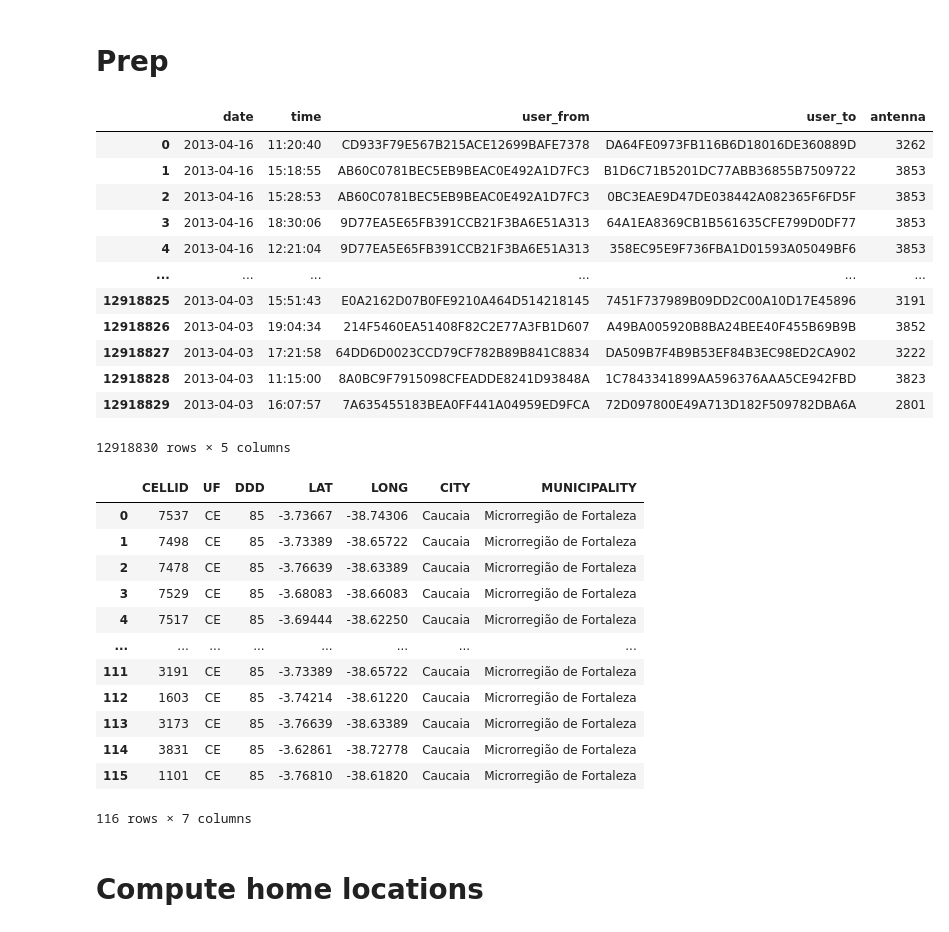
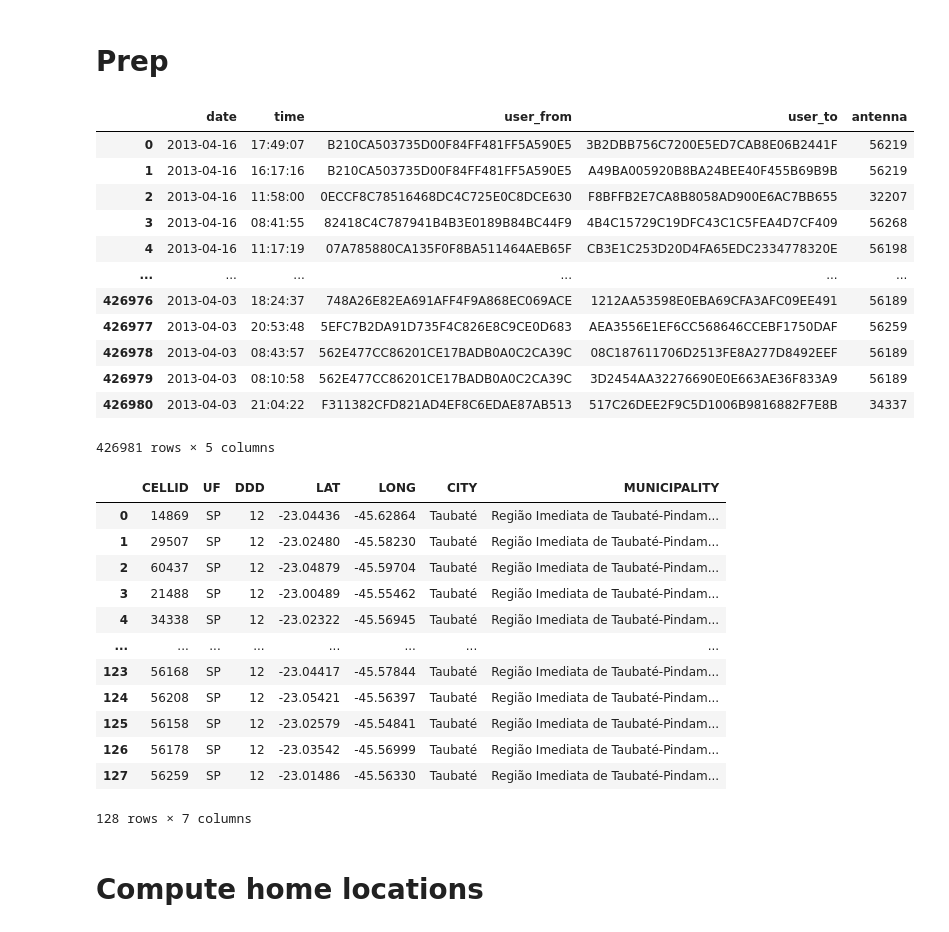
Before and after one commit to anahimaciel/Networks-in-cities, a Jupyter notebook: RadiusCalculator.ipynb, the cells around one changed output. Saved outputs shown, nothing was run; the diff lists cells and outputs as text; code cells hidden in the pictures.

```diff
--- a/RadiusCalculator.ipynb
+++ b/RadiusCalculator.ipynb
@@ -13,45 +13,46 @@ from shapely.geometry import Point
 import geopandas as gpd
 from geopandas import GeoDataFrame
 import geopy.distance
+# %%
+city= "Taubaté"
 # %% [markdown]
 # Prep
 # %%
 #read df
-city="Caucaia"
 df = pd.read_csv("/content/drive/MyDrive/Networks in cities/Dados/"+city+"/filtered_cdr.txt",usecols=[1,2,3,4,5])
 df
 # %% [output]
 |  | date | time | user_from | user_to | antenna |
-| 0 | 2013-04-16 | 11:20:40 | CD933F79E567B215ACE12699BAFE7378 | DA64FE0973FB116B6D18016DE360889D | 3262 |
-| 1 | 2013-04-16 | 15:18:55 | AB60C0781BEC5EB9BEAC0E492A1D7FC3 | B1D6C71B5201DC77ABB36855B7509722 | 3853 |
-| 2 | 2013-04-16 | 15:28:53 | AB60C0781BEC5EB9BEAC0E492A1D7FC3 | 0BC3EAE9D47DE038442A082365F6FD5F | 3853 |
-| 3 | 2013-04-16 | 18:30:06 | 9D77EA5E65FB391CCB21F3BA6E51A313 | 64A1EA8369CB1B561635CFE799D0DF77 | 3853 |
-| 4 | 2013-04-16 | 12:21:04 | 9D77EA5E65FB391CCB21F3BA6E51A313 | 358EC95E9F736FBA1D01593A05049BF6 | 3853 |
+| 0 | 2013-04-16 | 17:49:07 | B210CA503735D00F84FF481FF5A590E5 | 3B2DBB756C7200E5ED7CAB8E06B2441F | 56219 |
+| 1 | 2013-04-16 | 16:17:16 | B210CA503735D00F84FF481FF5A590E5 | A49BA005920B8BA24BEE40F455B69B9B | 56219 |
+| 2 | 2013-04-16 | 11:58:00 | 0ECCF8C78516468DC4C725E0C8DCE630 | F8BFFB2E7CA8B8058AD900E6AC7BB655 | 32207 |
+| 3 | 2013-04-16 | 08:41:55 | 82418C4C787941B4B3E0189B84BC44F9 | 4B4C15729C19DFC43C1C5FEA4D7CF409 | 56268 |
+| 4 | 2013-04-16 | 11:17:19 | 07A785880CA135F0F8BA511464AEB65F | CB3E1C253D20D4FA65EDC2334778320E | 56198 |
 | ... | ... | ... | ... | ... | ... |
-| 12918825 | 2013-04-03 | 15:51:43 | E0A2162D07B0FE9210A464D514218145 | 7451F737989B09DD2C00A10D17E45896 | 3191 |
-| 12918826 | 2013-04-03 | 19:04:34 | 214F5460EA51408F82C2E77A3FB1D607 | A49BA005920B8BA24BEE40F455B69B9B | 3852 |
-| 12918827 | 2013-04-03 | 17:21:58 | 64DD6D0023CCD79CF782B89B841C8834 | DA509B7F4B9B53EF84B3EC98ED2CA902 | 3222 |
-| 12918828 | 2013-04-03 | 11:15:00 | 8A0BC9F7915098CFEADDE8241D93848A | 1C7843341899AA596376AAA5CE942FBD | 3823 |
-| 12918829 | 2013-04-03 | 16:07:57 | 7A635455183BEA0FF441A04959ED9FCA | 72D097800E49A713D182F509782DBA6A | 2801 |
+| 426976 | 2013-04-03 | 18:24:37 | 748A26E82EA691AFF4F9A868EC069ACE | 1212AA53598E0EBA69CFA3AFC09EE491 | 56189 |
+| 426977 | 2013-04-03 | 20:53:48 | 5EFC7B2DA91D735F4C826E8C9CE0D683 | AEA3556E1EF6CC568646CCEBF1750DAF | 56259 |
+| 426978 | 2013-04-03 | 08:43:57 | 562E477CC86201CE17BADB0A0C2CA39C | 08C187611706D2513FE8A277D8492EEF | 56189 |
+| 426979 | 2013-04-03 | 08:10:58 | 562E477CC86201CE17BADB0A0C2CA39C | 3D2454AA32276690E0E663AE36F833A9 | 56189 |
+| 426980 | 2013-04-03 | 21:04:22 | F311382CFD821AD4EF8C6EDAE87AB513 | 517C26DEE2F9C5D1006B9816882F7E8B | 34337 |
-12918830 rows × 5 columns
+426981 rows × 5 columns
 # %%
 #read antennas files
 map = pd.read_csv("/content/drive/MyDrive/Networks in cities/Dados/"+city+"/antennas_"+city+".txt", sep=';')
 map
 # %% [output]
 |  | CELLID | UF | DDD | LAT | LONG | CITY | MUNICIPALITY |
-| 0 | 7537 | CE | 85 | -3.73667 | -38.74306 | Caucaia | Microrregião de Fortaleza |
-| 1 | 7498 | CE | 85 | -3.73389 | -38.65722 | Caucaia | Microrregião de Fortaleza |
-| 2 | 7478 | CE | 85 | -3.76639 | -38.63389 | Caucaia | Microrregião de Fortaleza |
-| 3 | 7529 | CE | 85 | -3.68083 | -38.66083 | Caucaia | Microrregião de Fortaleza |
-| 4 | 7517 | CE | 85 | -3.69444 | -38.62250 | Caucaia | Microrregião de Fortaleza |
+| 0 | 14869 | SP | 12 | -23.04436 | -45.62864 | Taubaté | Região Imediata de Taubaté-Pindam... |
+| 1 | 29507 | SP | 12 | -23.02480 | -45.58230 | Taubaté | Região Imediata de Taubaté-Pindam... |
+| 2 | 60437 | SP | 12 | -23.04879 | -45.59704 | Taubaté | Região Imediata de Taubaté-Pindam... |
+| 3 | 21488 | SP | 12 | -23.00489 | -45.55462 | Taubaté | Região Imediata de Taubaté-Pindam... |
+| 4 | 34338 | SP | 12 | -23.02322 | -45.56945 | Taubaté | Região Imediata de Taubaté-Pindam... |
 | ... | ... | ... | ... | ... | ... | ... | ... |
-| 111 | 3191 | CE | 85 | -3.73389 | -38.65722 | Caucaia | Microrregião de Fortaleza |
-| 112 | 1603 | CE | 85 | -3.74214 | -38.61220 | Caucaia | Microrregião de Fortaleza |
-| 113 | 3173 | CE | 85 | -3.76639 | -38.63389 | Caucaia | Microrregião de Fortaleza |
-| 114 | 3831 | CE | 85 | -3.62861 | -38.72778 | Caucaia | Microrregião de Fortaleza |
-| 115 | 1101 | CE | 85 | -3.76810 | -38.61820 | Caucaia | Microrregião de Fortaleza |
+| 123 | 56168 | SP | 12 | -23.04417 | -45.57844 | Taubaté | Região Imediata de Taubaté-Pindam... |
+| 124 | 56208 | SP | 12 | -23.05421 | -45.56397 | Taubaté | Região Imediata de Taubaté-Pindam... |
+| 125 | 56158 | SP | 12 | -23.02579 | -45.54841 | Taubaté | Região Imediata de Taubaté-Pindam... |
+| 126 | 56178 | SP | 12 | -23.03542 | -45.56999 | Taubaté | Região Imediata de Taubaté-Pindam... |
+| 127 | 56259 | SP | 12 | -23.01486 | -45.56330 | Taubaté | Região Imediata de Taubaté-Pindam... |
-116 rows × 7 columns
+128 rows × 7 columns
 # %% [markdown]
 # Compute home locations
 # %%
```
Also changed, not shown: parts of 9 cells of this notebook.
